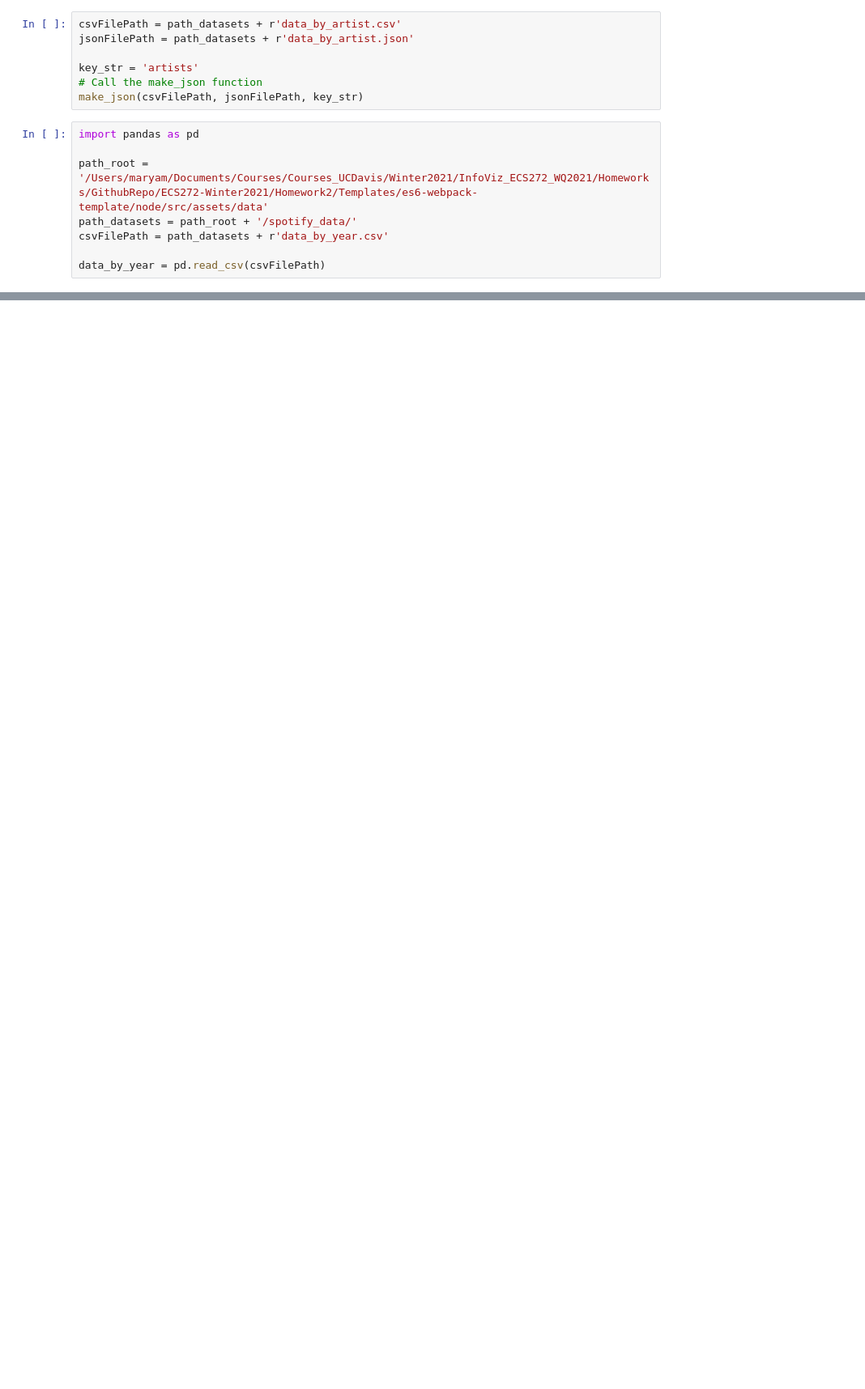
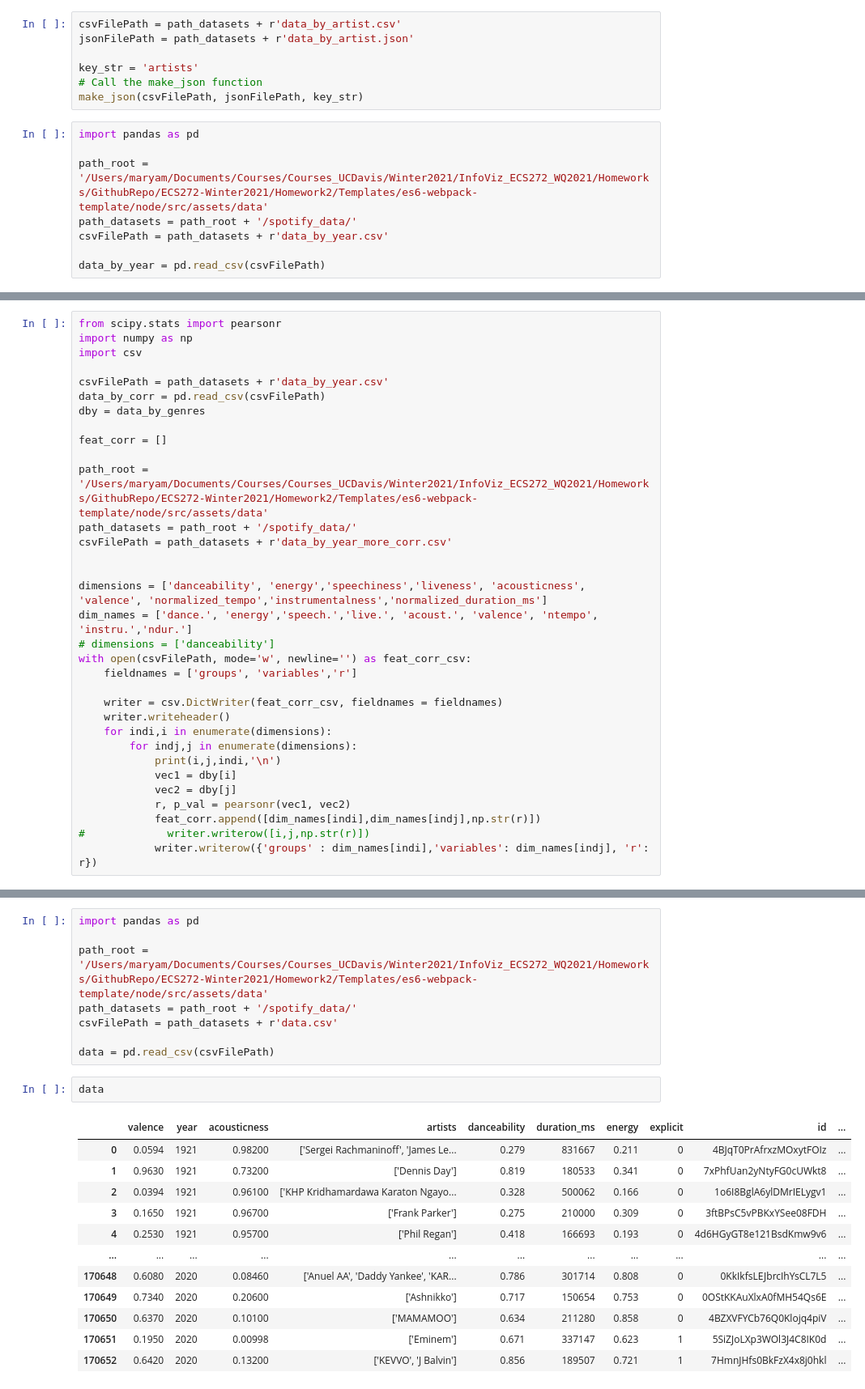
Before and after one commit to ucdavis/ECS272-Winter2021, a Jupyter notebook: Homework2/jupyter/preprocess.ipynb, the cells around one changed output, grey strips where cells are left out. Shown: that part at 81% size. Drawn from its saved outputs; the diff is of its cells as text; blank space fills up the shorter version.

Commit message:
Homework2

```diff
--- a/Homework2/jupyter/preprocess.ipynb
+++ b/Homework2/jupyter/preprocess.ipynb
@@ -108,0 +271,33 @@ d1['year']
+# %%
+from scipy.stats import pearsonr
+import numpy as np
+import csv
+
+csvFilePath = path_datasets + r'data_by_year.csv'
+data_by_corr = pd.read_csv(csvFilePath)
+dby = data_by_genres
+
+feat_corr = []
+
+path_root = '/Users/maryam/Documents/Courses/Courses_UCDavis/Winter2021/InfoViz_ECS272_WQ2021/Homeworks/GithubRepo/ECS272-Winter2021/Homework2/Templates/es6-webpack-template/node/src/assets/data'
+path_datasets = path_root + '/spotify_data/'
+csvFilePath = path_datasets + r'data_by_year_more_corr.csv'
+
+
+dimensions = ['danceability', 'energy','speechiness','liveness', 'acousticness', 'valence', 'normalized_tempo','instrumentalness','normalized_duration_ms']
+dim_names = ['dance.', 'energy','speech.','live.', 'acoust.', 'valence', 'ntempo', 'instru.','ndur.']
+# dimensions = ['danceability']
+with open(csvFilePath, mode='w', newline='') as feat_corr_csv:
+    fieldnames = ['groups', 'variables','r']
+
+    writer = csv.DictWriter(feat_corr_csv, fieldnames = fieldnames)
+    writer.writeheader()
+    for indi,i in enumerate(dimensions):
+        for indj,j in enumerate(dimensions):
+            print(i,j,indi,'\n')
+            vec1 = dby[i]
+            vec2 = dby[j]
+            r, p_val = pearsonr(vec1, vec2)
+            feat_corr.append([dim_names[indi],dim_names[indj],np.str(r)])
+#             writer.writerow([i,j,np.str(r)])
+            writer.writerow({'groups' : dim_names[indi],'variables': dim_names[indj], 'r': r})
@@ -108,0 +328,23 @@ d1['year']
+# %%
+import pandas as pd
+
+path_root = '/Users/maryam/Documents/Courses/Courses_UCDavis/Winter2021/InfoViz_ECS272_WQ2021/Homeworks/GithubRepo/ECS272-Winter2021/Homework2/Templates/es6-webpack-template/node/src/assets/data'
+path_datasets = path_root + '/spotify_data/'
+csvFilePath = path_datasets + r'data.csv'
+
+data = pd.read_csv(csvFilePath)
+# %%
+data
+# %% [output]
+|  | valence | year | acousticness | artists | danceability | duration_ms | energy | explicit | id | ... |
+| 0 | 0.0594 | 1921 | 0.98200 | ['Sergei Rachmaninoff', 'James Le... | 0.279 | 831667 | 0.211 | 0 | 4BJqT0PrAfrxzMOxytFOIz | ... |
+| 1 | 0.9630 | 1921 | 0.73200 | ['Dennis Day'] | 0.819 | 180533 | 0.341 | 0 | 7xPhfUan2yNtyFG0cUWkt8 | ... |
+| 2 | 0.0394 | 1921 | 0.96100 | ['KHP Kridhamardawa Karaton Ngayo... | 0.328 | 500062 | 0.166 | 0 | 1o6I8BglA6ylDMrIELygv1 | ... |
+| 3 | 0.1650 | 1921 | 0.96700 | ['Frank Parker'] | 0.275 | 210000 | 0.309 | 0 | 3ftBPsC5vPBKxYSee08FDH | ... |
+| 4 | 0.2530 | 1921 | 0.95700 | ['Phil Regan'] | 0.418 | 166693 | 0.193 | 0 | 4d6HGyGT8e121BsdKmw9v6 | ... |
+| ... | ... | ... | ... | ... | ... | ... | ... | ... | ... | ... |
+| 170648 | 0.6080 | 2020 | 0.08460 | ['Anuel AA', 'Daddy Yankee', 'KAR... | 0.786 | 301714 | 0.808 | 0 | 0KkIkfsLEJbrcIhYsCL7L5 | ... |
+| 170649 | 0.7340 | 2020 | 0.20600 | ['Ashnikko'] | 0.717 | 150654 | 0.753 | 0 | 0OStKKAuXlxA0fMH54Qs6E | ... |
+| 170650 | 0.6370 | 2020 | 0.10100 | ['MAMAMOO'] | 0.634 | 211280 | 0.858 | 0 | 4BZXVFYCb76Q0Klojq4piV | ... |
+| 170651 | 0.1950 | 2020 | 0.00998 | ['Eminem'] | 0.671 | 337147 | 0.623 | 1 | 5SiZJoLXp3WOl3J4C8IK0d | ... |
+| 170652 | 0.6420 | 2020 | 0.13200 | ['KEVVO', 'J Balvin'] | 0.856 | 189507 | 0.721 | 1 | 7HmnJHfs0BkFzX4x8j0hkl | ... |
```
Also changed, not shown: parts of 26 cells of this notebook, 8 other files.
